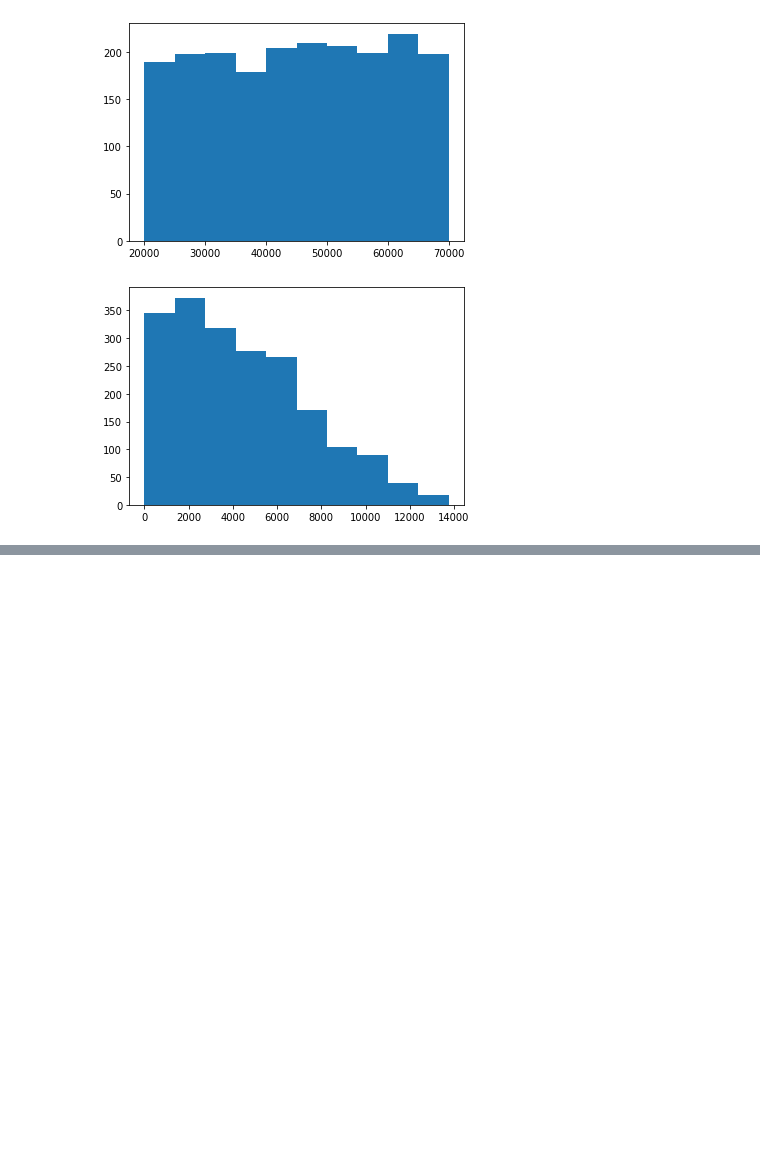
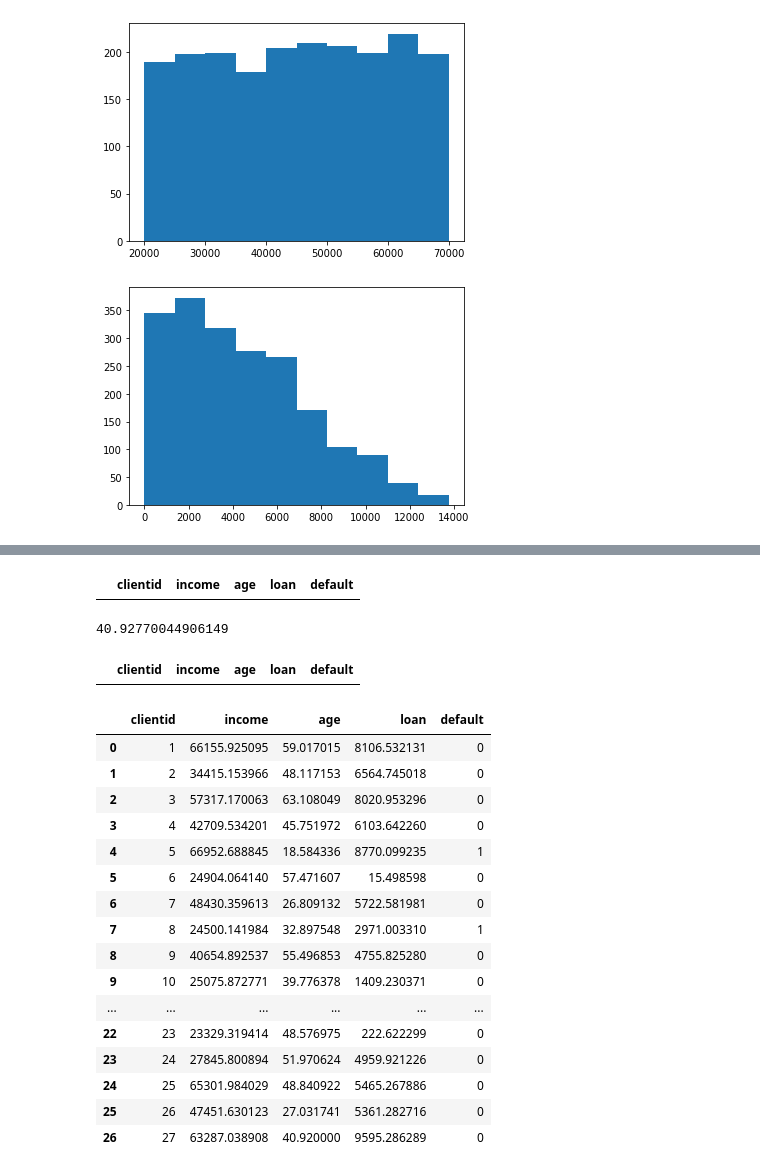
Before and after one commit to vasconcelosjean42/machine_learning-and-data-science-iaexpert, a Jupyter notebook: classificacao/parte_01_classificacao.ipynb, the cells around one changed output, grey strips where cells are left out. Drawn from its saved outputs; the diff is of its cells as text; code cells hidden in the pictures; blank space fills up the shorter version.

Commit message:
tratamento de valores inconsistentes

```diff
--- a/classificacao/parte_01_classificacao.ipynb
+++ b/classificacao/parte_01_classificacao.ipynb
@@ -104,0 +144,4 @@ grafico.show()
+# %%
+base_credit3.loc[base_credit3['age'] < 0]
+# %% [output]
+|  | clientid | income | age | loan | default |
@@ -104,0 +150,31 @@ grafico.show()
+# %%
+#preencher os valores faltantes com a média
+base_credit['age'][base_credit['age'] > 0].mean()
+# %% [output]
+40.92770044906149
+# %%
+base_credit.loc[base_credit['age'] < 0, 'age'] = 40.92
+# %%
+base_credit.loc[base_credit['age'] < 0]
+# %% [output]
+|  | clientid | income | age | loan | default |
+# %%
+base_credit.head(27)
+# %% [output]
+|  | clientid | income | age | loan | default |
+| 0 | 1 | 66155.925095 | 59.017015 | 8106.532131 | 0 |
+| 1 | 2 | 34415.153966 | 48.117153 | 6564.745018 | 0 |
+| 2 | 3 | 57317.170063 | 63.108049 | 8020.953296 | 0 |
+| 3 | 4 | 42709.534201 | 45.751972 | 6103.642260 | 0 |
+| 4 | 5 | 66952.688845 | 18.584336 | 8770.099235 | 1 |
+| 5 | 6 | 24904.064140 | 57.471607 | 15.498598 | 0 |
+| 6 | 7 | 48430.359613 | 26.809132 | 5722.581981 | 0 |
+| 7 | 8 | 24500.141984 | 32.897548 | 2971.003310 | 1 |
+| 8 | 9 | 40654.892537 | 55.496853 | 4755.825280 | 0 |
+| 9 | 10 | 25075.872771 | 39.776378 | 1409.230371 | 0 |
+| ... | ... | ... | ... | ... | ... |
+| 22 | 23 | 23329.319414 | 48.576975 | 222.622299 | 0 |
+| 23 | 24 | 27845.800894 | 51.970624 | 4959.921226 | 0 |
+| 24 | 25 | 65301.984029 | 48.840922 | 5465.267886 | 0 |
+| 25 | 26 | 47451.630123 | 27.031741 | 5361.282716 | 0 |
+| 26 | 27 | 63287.038908 | 40.920000 | 9595.286289 | 0 |
```
Also changed, not shown: parts of 7 cells of this notebook.
